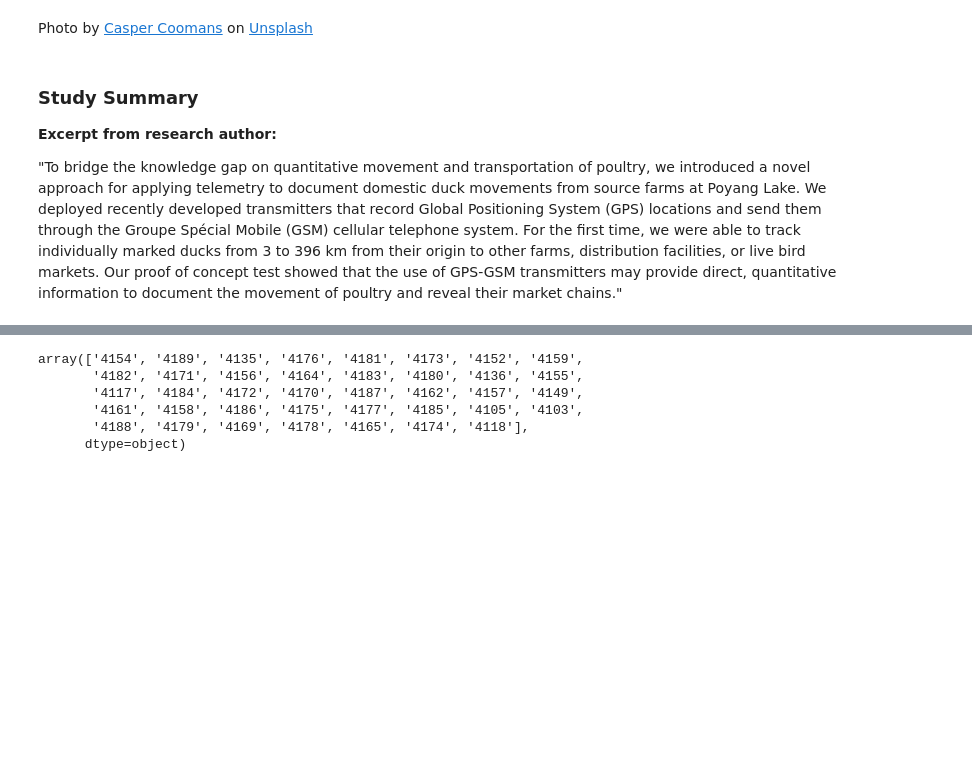
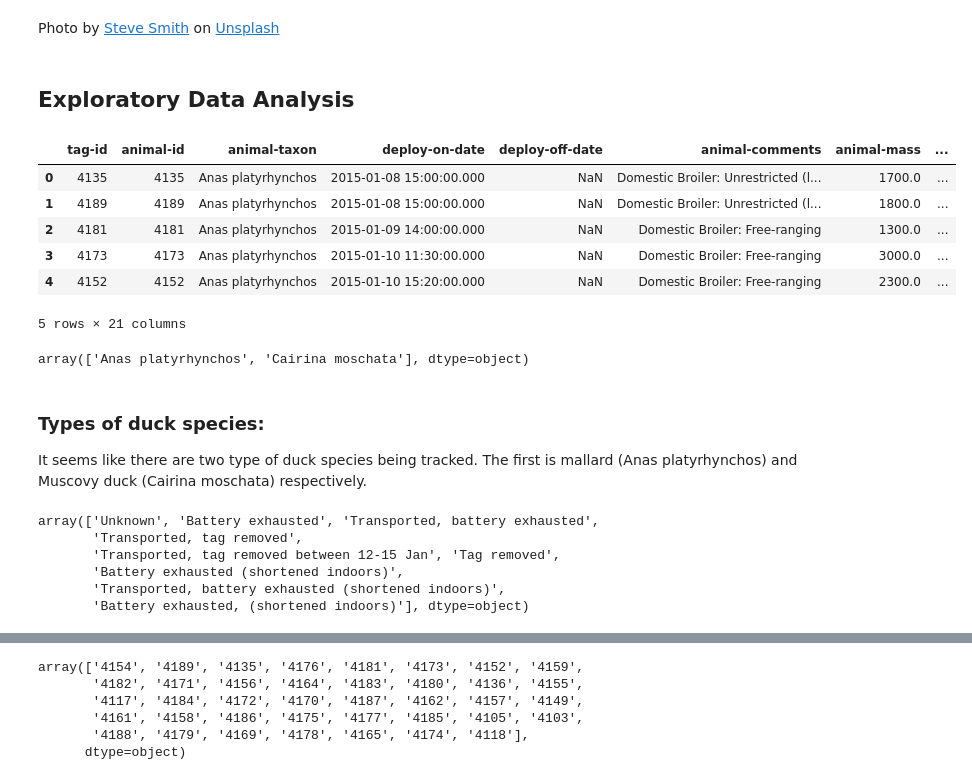
Before and after one commit to k3nnywilliam/duck-avian-map-analysis, a Jupyter notebook: avian-flu-analysis.ipynb, the cells around one changed output, grey strips where cells are left out. Cells and saved outputs as stored; diff of their text form; code cells hidden in the pictures; blank space fills up the shorter version.

```diff
--- a/avian-flu-analysis.ipynb
+++ b/avian-flu-analysis.ipynb
@@ -4,13 +17,38 @@
 # %% [markdown]
-Photo by <a href="https://unsplash.com/@rossetijger?utm_source=unsplash&utm_medium=referral&utm_content=creditCopyText">Casper Coomans</a> on <a href="https://unsplash.com/s/photos/ducks?utm_source=unsplash&utm_medium=referral&utm_content=creditCopyText">Unsplash</a>
+Photo by <a href="https://unsplash.com/@varrak?utm_source=unsplash&utm_medium=referral&utm_content=creditCopyText">Steve Smith</a> on <a href="https://unsplash.com/s/photos/ducks?utm_source=unsplash&utm_medium=referral&utm_content=creditCopyText">Unsplash</a>
-# %% [markdown]
-### Study Summary
-
-<b>Excerpt from research author:</b>
-
-"To bridge the knowledge gap on quantitative movement and transportation of poultry, we introduced a novel approach for applying telemetry to document domestic duck movements from source farms at Poyang Lake. We deployed recently developed transmitters that record Global Positioning System (GPS) locations and send them through the Groupe Spécial Mobile (GSM) cellular telephone system. For the first time, we were able to track individually marked ducks from 3 to 396 km from their origin to other farms, distribution facilities, or live bird markets. Our proof of concept test showed that the use of GPS-GSM transmitters may provide direct, quantitative information to document the movement of poultry and reveal their market chains."
+# %% [markdown]
+## Exploratory Data Analysis
 # %%
 import geopandas as gpd
 import pandas as pd
 import numpy as np
 import folium
+# %%
+ref = pd.read_csv('data/reference-data.csv')
+# %%
+ref.head()
+# %% [output]
+|  | tag-id | animal-id | animal-taxon | deploy-on-date | deploy-off-date | animal-comments | animal-mass | ... |
+| 0 | 4135 | 4135 | Anas platyrhynchos | 2015-01-08 15:00:00.000 | NaN | Domestic Broiler: Unrestricted (l... | 1700.0 | ... |
+| 1 | 4189 | 4189 | Anas platyrhynchos | 2015-01-08 15:00:00.000 | NaN | Domestic Broiler: Unrestricted (l... | 1800.0 | ... |
+| 2 | 4181 | 4181 | Anas platyrhynchos | 2015-01-09 14:00:00.000 | NaN | Domestic Broiler: Free-ranging | 1300.0 | ... |
+| 3 | 4173 | 4173 | Anas platyrhynchos | 2015-01-10 11:30:00.000 | NaN | Domestic Broiler: Free-ranging | 3000.0 | ... |
+| 4 | 4152 | 4152 | Anas platyrhynchos | 2015-01-10 15:20:00.000 | NaN | Domestic Broiler: Free-ranging | 2300.0 | ... |
+5 rows × 21 columns
+# %%
+ref['animal-taxon'].unique()
+# %% [output]
+array(['Anas platyrhynchos', 'Cairina moschata'], dtype=object)
+# %% [markdown]
+### Types of duck species:
+
+It seems like there are two type of duck species being tracked. The first is mallard (Anas platyrhynchos) and Muscovy duck (Cairina moschata) respectively.
+# %%
+ref['deployment-end-comments'].unique()
+# %% [output]
+array(['Unknown', 'Battery exhausted', 'Transported, battery exhausted',
+       'Transported, tag removed',
+       'Transported, tag removed between 12-15 Jan', 'Tag removed',
+       'Battery exhausted (shortened indoors)',
+       'Transported, battery exhausted (shortened indoors)',
+       'Battery exhausted, (shortened indoors)'], dtype=object)
```
Also changed, not shown: parts of 14 cells of this notebook.
